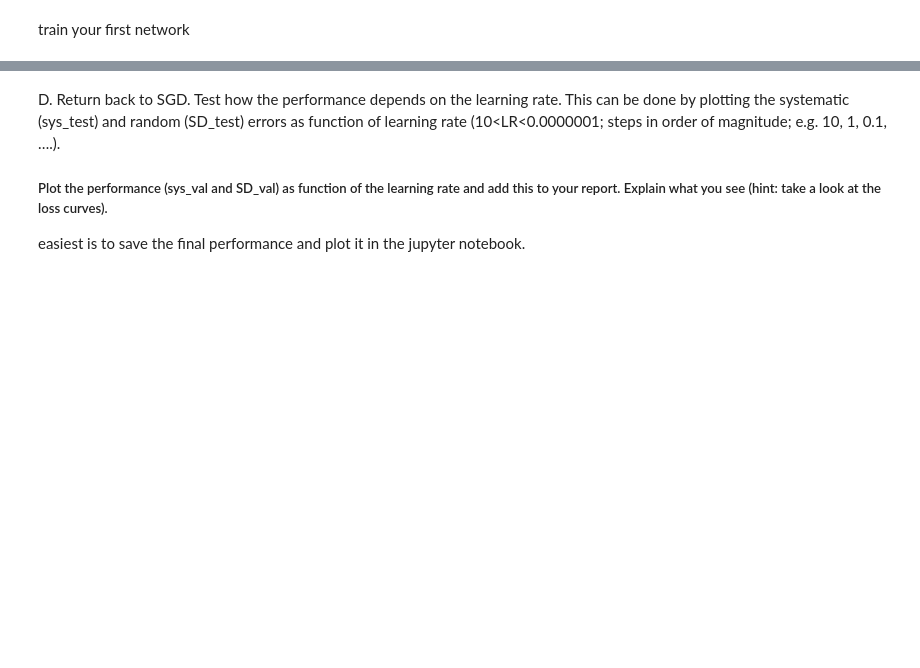
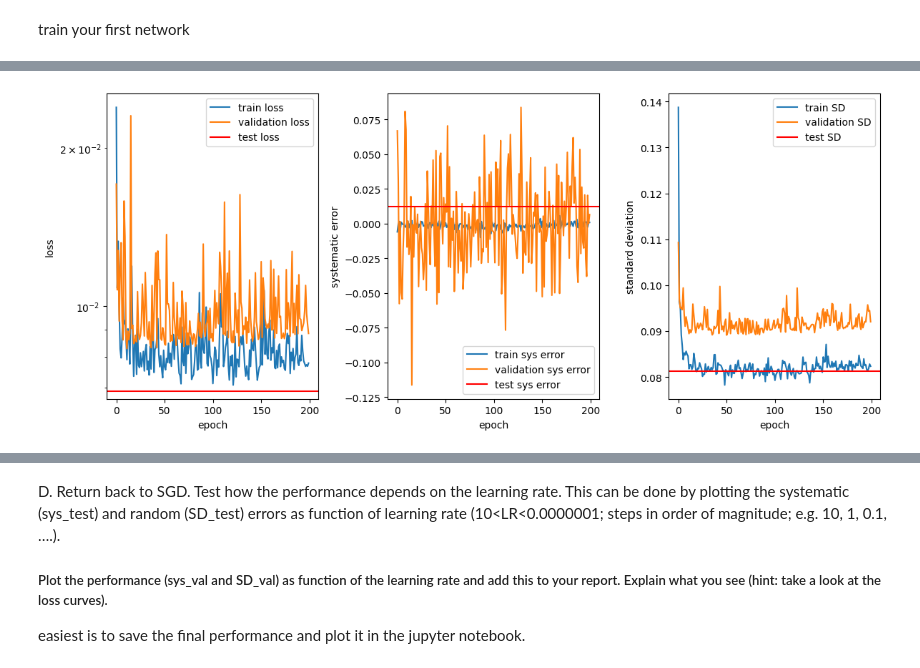
Before and after one commit to yoadvp-bit/Medical_deep_learning, a Jupyter notebook: Assignment 1/exercise_1.ipynb, the cells around one changed output, grey strips where cells are left out. Saved outputs shown, nothing was run; the diff lists cells and outputs as text; code cells hidden in the pictures; blank space fills up the shorter version.

Commit message:
A, B almost done. plots not referenced yet
C WIP.
Explanation missing

```diff
--- a/Assignment 1/exercise_1.ipynb
+++ b/Assignment 1/exercise_1.ipynb
@@ -276,0 +330,30 @@ train_network('test')
+# %%
+fig,axs = plt.subplots(1, 3, figsize=(12, 5))
+
+axs[0].semilogy(plot_data_ADAM['train_loss'])
+axs[0].semilogy(plot_data_ADAM['val_loss'])
+axs[0].axhline(y=test_loss_ADAM, color='r', linestyle='-')
+axs[0].legend(['train loss', 'validation loss', 'test loss'])
+axs[0].set_xlabel('epoch')
+axs[0].set_ylabel('loss')
+
+
+axs[1].plot(plot_data_ADAM['sys_train'])
+axs[1].plot(plot_data_ADAM['sys_val'])
+axs[1].axhline(y=sys_test_ADAM, color='r', linestyle='-')
+axs[1].legend(['train sys error', 'validation sys error', 'test sys error'])
+axs[1].set_xlabel('epoch')
+axs[1].set_ylabel('systematic error')
+
+
+axs[2].plot(plot_data_ADAM['SD_train'])
+axs[2].plot(plot_data_ADAM['SD_val'])
+axs[2].axhline(y=SD_test_ADAM, color='r', linestyle='-')
+axs[2].legend(['train SD', 'validation SD', 'test SD'])
+axs[2].set_xlabel('epoch')
+axs[2].set_ylabel('standard deviation')
+
+fig.tight_layout()
+fig.show()
+# %% [output]
+[figure, added]
```
Also changed, not shown: parts of 4 cells of this notebook.
